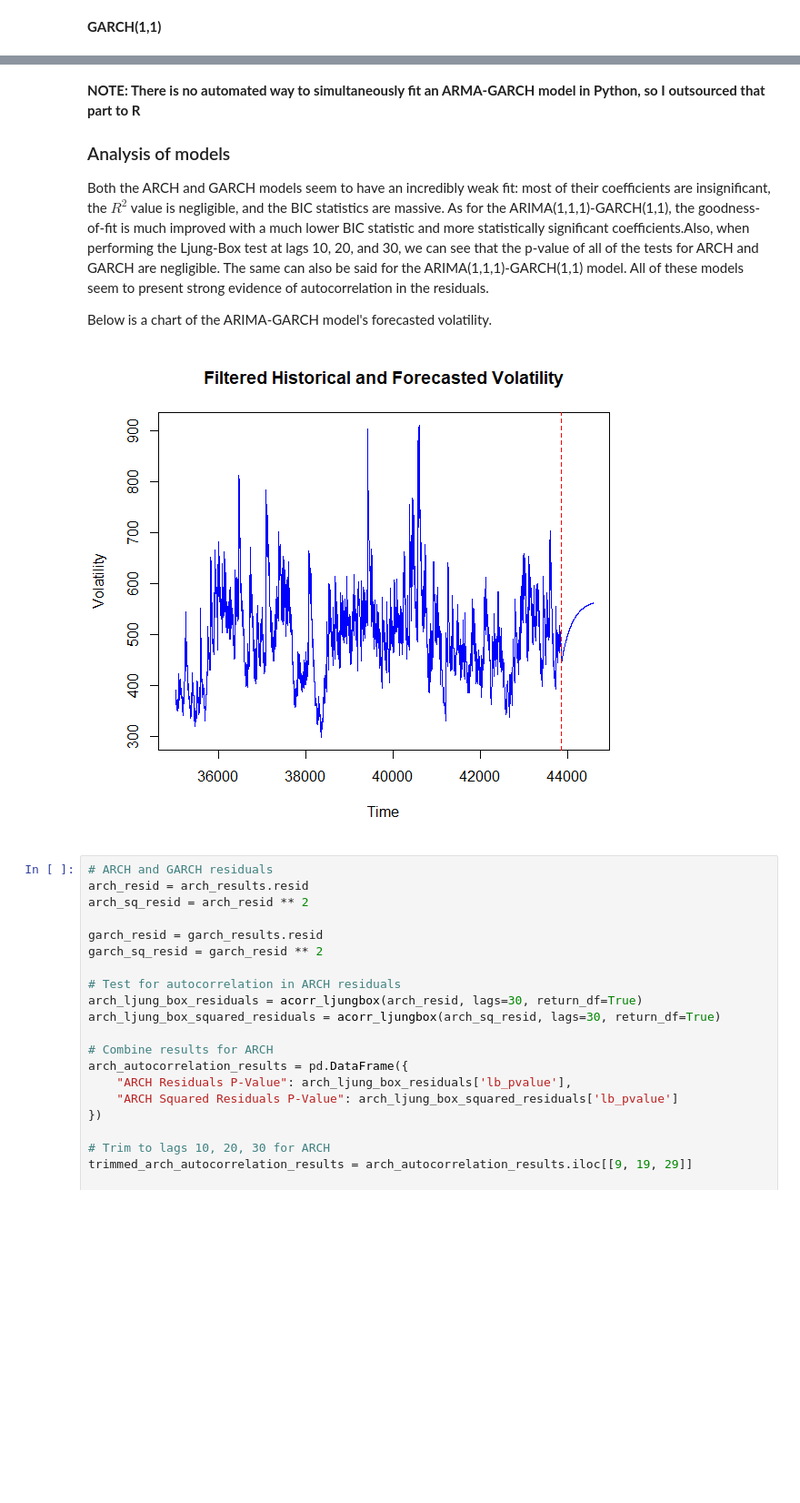
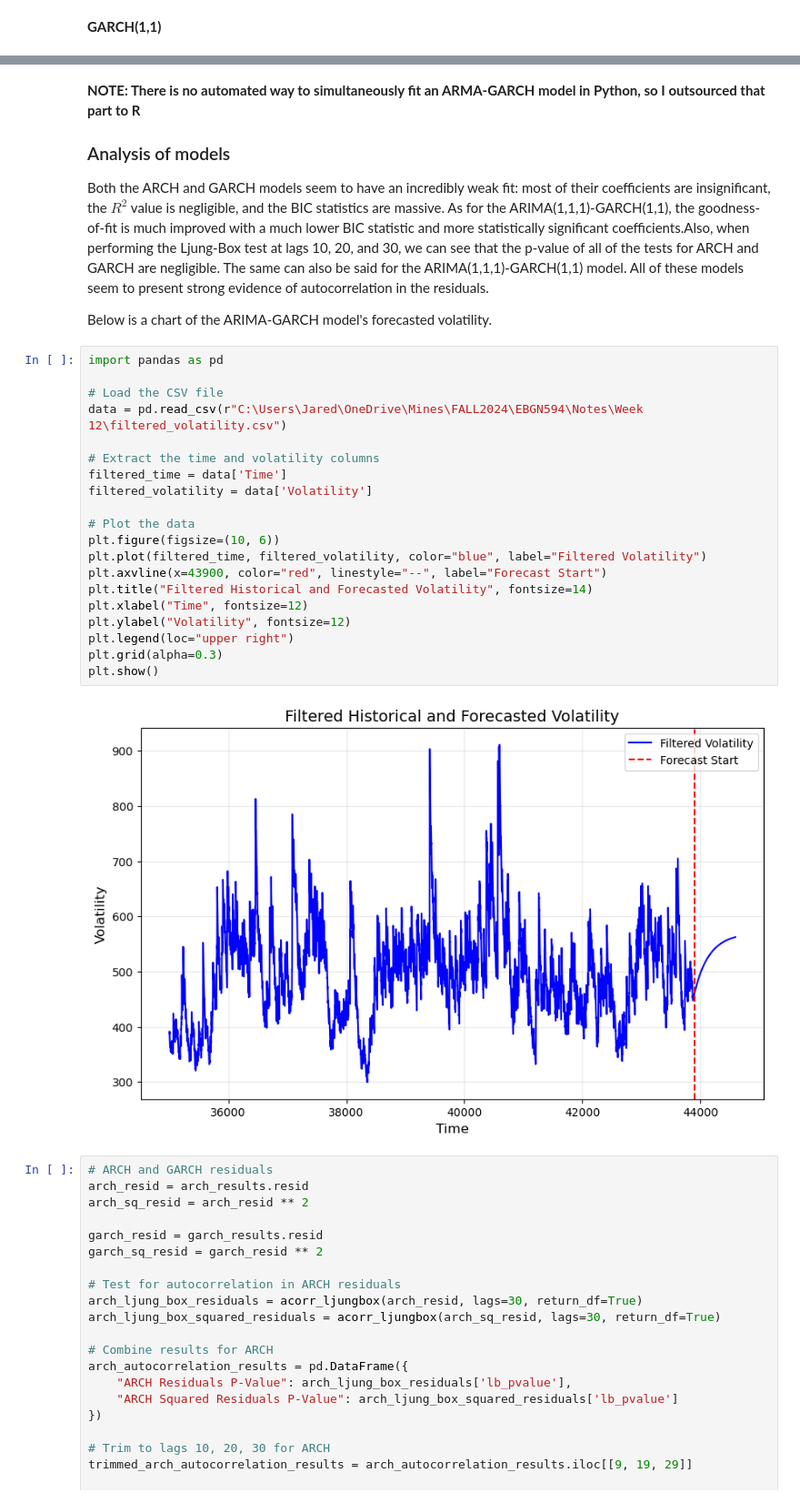
Before and after one commit to jaredandreatta/TimeSeriesJupyterBook, a Jupyter notebook: HW/_build/jupyter_execute/hw4.ipynb, the cells around one changed output, grey strips where cells are left out. Shown at 91% size. Drawn from its saved outputs; the diff is of its cells as text; blank space fills up the shorter version.

```diff
--- a/HW/_build/jupyter_execute/hw4.ipynb
+++ b/HW/_build/jupyter_execute/hw4.ipynb
@@ -183,8 +183,28 @@ Covariance estimator: robust
 Both the ARCH and GARCH models seem to have an incredibly weak fit: most of their coefficients are insignificant, the $R^2$ value is negligible, and the BIC statistics are massive. As for the ARIMA(1,1,1)-GARCH(1,1), the goodness-of-fit is much improved with a much lower BIC statistic and more statistically significant coefficients.Also, when performing the Ljung-Box test at lags 10, 20, and 30, we can see that the p-value of all of the tests for ARCH and GARCH are negligible. The same can also be said for the ARIMA(1,1,1)-GARCH(1,1) model. All of these models seem to present strong evidence of autocorrelation in the residuals.
 
 Below is a chart of the ARIMA-GARCH model's forecasted volatility.
-
-![image.png](attachment:image.png)
+# %%
+import pandas as pd
+
+# Load the CSV file
+data = pd.read_csv(r"C:\Users\Jared\OneDrive\Mines\FALL2024\EBGN594\Notes\Week 12\filtered_volatility.csv")
+
+# Extract the time and volatility columns
+filtered_time = data['Time']
+filtered_volatility = data['Volatility']
+
+# Plot the data
+plt.figure(figsize=(10, 6))
+plt.plot(filtered_time, filtered_volatility, color="blue", label="Filtered Volatility")
+plt.axvline(x=43900, color="red", linestyle="--", label="Forecast Start")
+plt.title("Filtered Historical and Forecasted Volatility", fontsize=14)
+plt.xlabel("Time", fontsize=12)
+plt.ylabel("Volatility", fontsize=12)
+plt.legend(loc="upper right")
+plt.grid(alpha=0.3)
+plt.show()
+# %% [output]
+[figure, added]
 # %%
 # ARCH and GARCH residuals
 arch_resid = arch_results.resid
```
Also changed, not shown: parts of 3 cells of this notebook, 6 other files.
